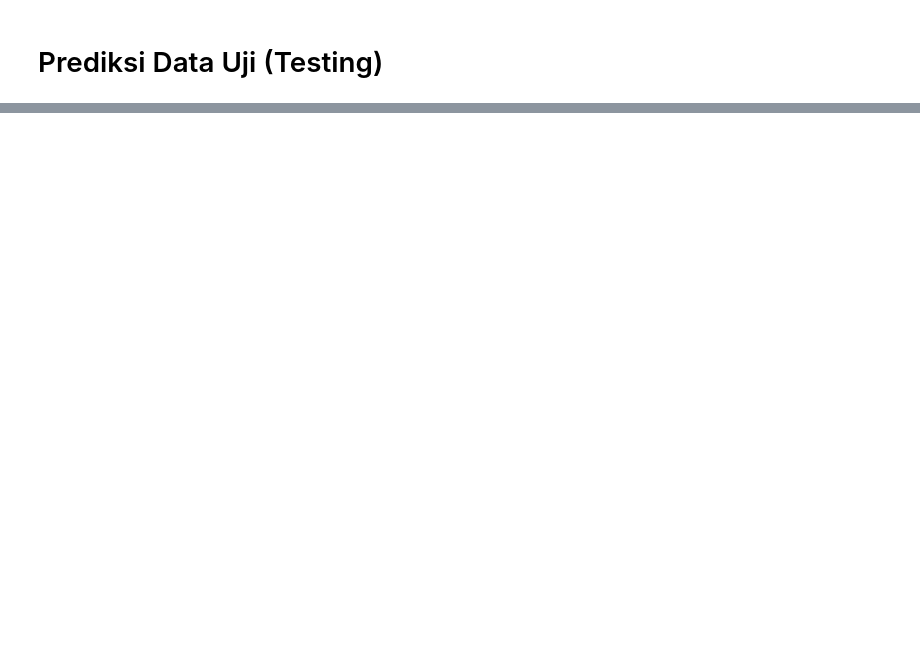
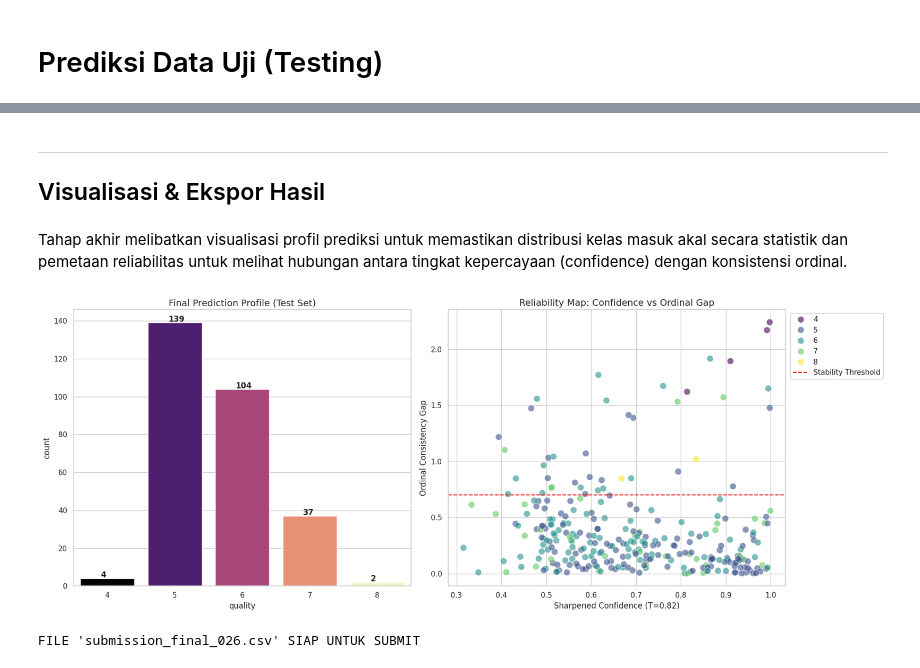
Before and after one commit to PashaAkrilian/Wine-Quality-Prediction, a Jupyter notebook: uts-data-mining.ipynb, the cells around one changed output, grey strips where cells are left out. Drawn from its saved outputs; the diff is of its cells as text; code cells hidden in the pictures; blank space fills up the shorter version.

```diff
--- a/uts-data-mining.ipynb
+++ b/uts-data-mining.ipynb
@@ -1055,0 +1289,13 @@ Prediksi Berisiko (Konflik) : 28 / 286
+# %%
+# 9.3 Hybrid Prediction Logic (NIM 026 Innovation)
+y_pred_dl_idx = np.argmax(y_probs_calibrated, axis=1)
+min_class = y_train_augmented.min()
+y_pred_class = y_pred_dl_idx + min_class
+
+# Mengambil referensi dari insting regressor
+soft_ref = X_test_dl['teacher_guide'].values
+y_pred_reg = np.round(soft_ref).astype(int)
+
+# Resolusi konflik: Gunakan klasifikasi, kecuali jika deviasi terlalu besar
+consistency_gap = np.abs(y_pred_class - soft_ref)
+y_pred_final = np.where(consistency_gap > 1.2, y_pred_reg, y_pred_class)
@@ -1055,0 +1340,34 @@ Prediksi Berisiko (Konflik) : 28 / 286
+# %% [markdown]
+---
+## Visualisasi & Ekspor Hasil
+# %% [markdown]
+Tahap akhir melibatkan visualisasi profil prediksi untuk memastikan distribusi kelas masuk akal secara statistik dan pemetaan reliabilitas untuk melihat hubungan antara tingkat kepercayaan (confidence) dengan konsistensi ordinal.
+# %%
+# 9.6 Visualisasi Diagnostik Akhir
+plt.figure(figsize=(18, 7))
+
+# Plot distribusi prediksi final
+plt.subplot(1, 2, 1)
+ax = sns.countplot(x='quality', data=submission_df, palette='magma', hue='quality', legend=False)
+plt.title('Final Prediction Profile (Test Set)', fontsize=14)
+for p in ax.patches:
+    ax.annotate(f'{int(p.get_height())}', (p.get_x()+0.3, p.get_height()+0.5), fontweight='bold')
+
+# Peta Reliabilitas: Confidence vs Ordinal Gap
+plt.subplot(1, 2, 2)
+sns.scatterplot(x='confidence', y='ordinal_gap', hue='quality', data=submission_df, palette='viridis', s=100, alpha=0.6)
+plt.axhline(y=0.70, color='red', linestyle='--', label='Stability Threshold')
+plt.title('Reliability Map: Confidence vs Ordinal Gap', fontsize=14)
+plt.xlabel('Sharpened Confidence (T=0.82)')
+plt.ylabel('Ordinal Consistency Gap')
+plt.legend(bbox_to_anchor=(1.3, 1))
+plt.tight_layout()
+plt.show()
+
+# 9.7 Export untuk Submit
+file_output = 'submission_final_026.csv'
+submission_df[['Id', 'quality']].to_csv(file_output, index=False)
+print(f"\nFILE '{file_output}' SIAP UNTUK SUBMIT")
+# %% [output]
+[figure, added]
+FILE 'submission_final_026.csv' SIAP UNTUK SUBMIT
```
Also changed, not shown: parts of 150 cells of this notebook.
